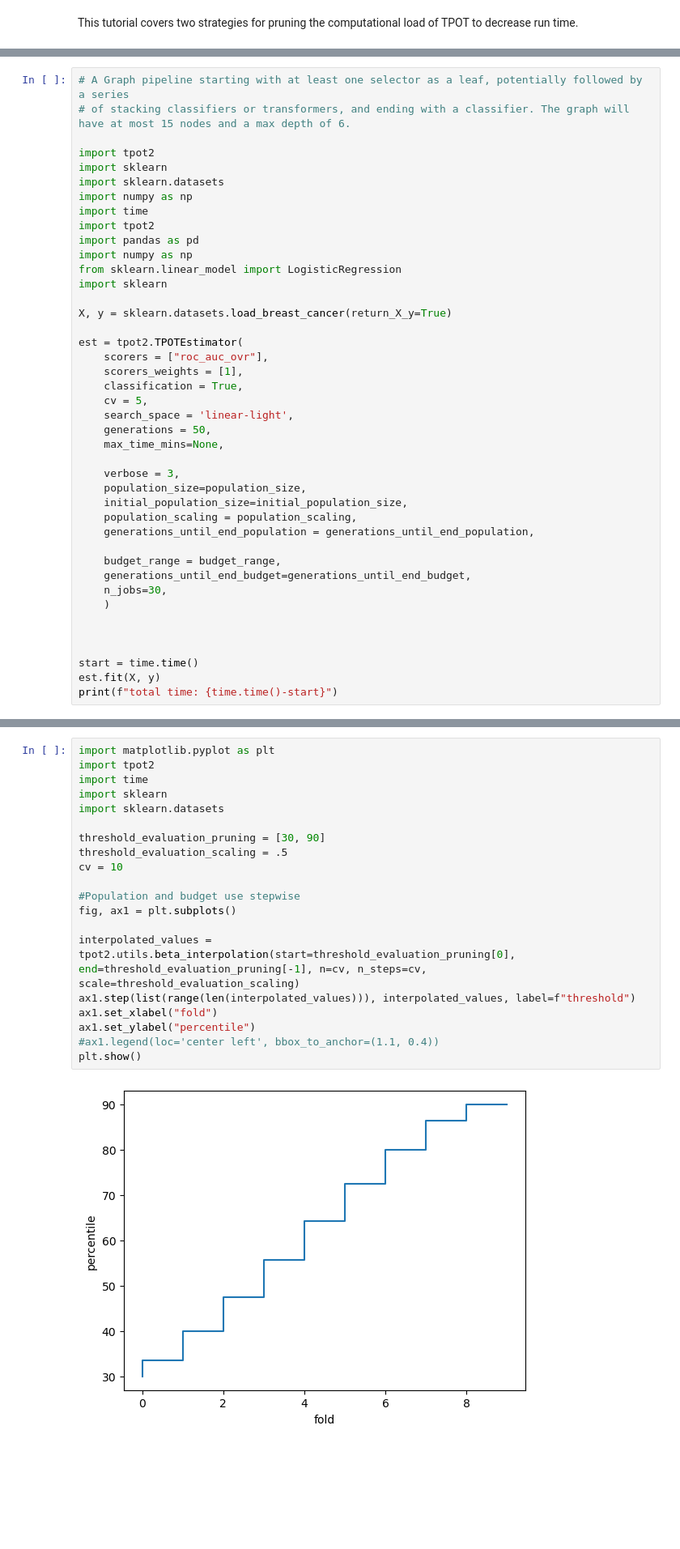
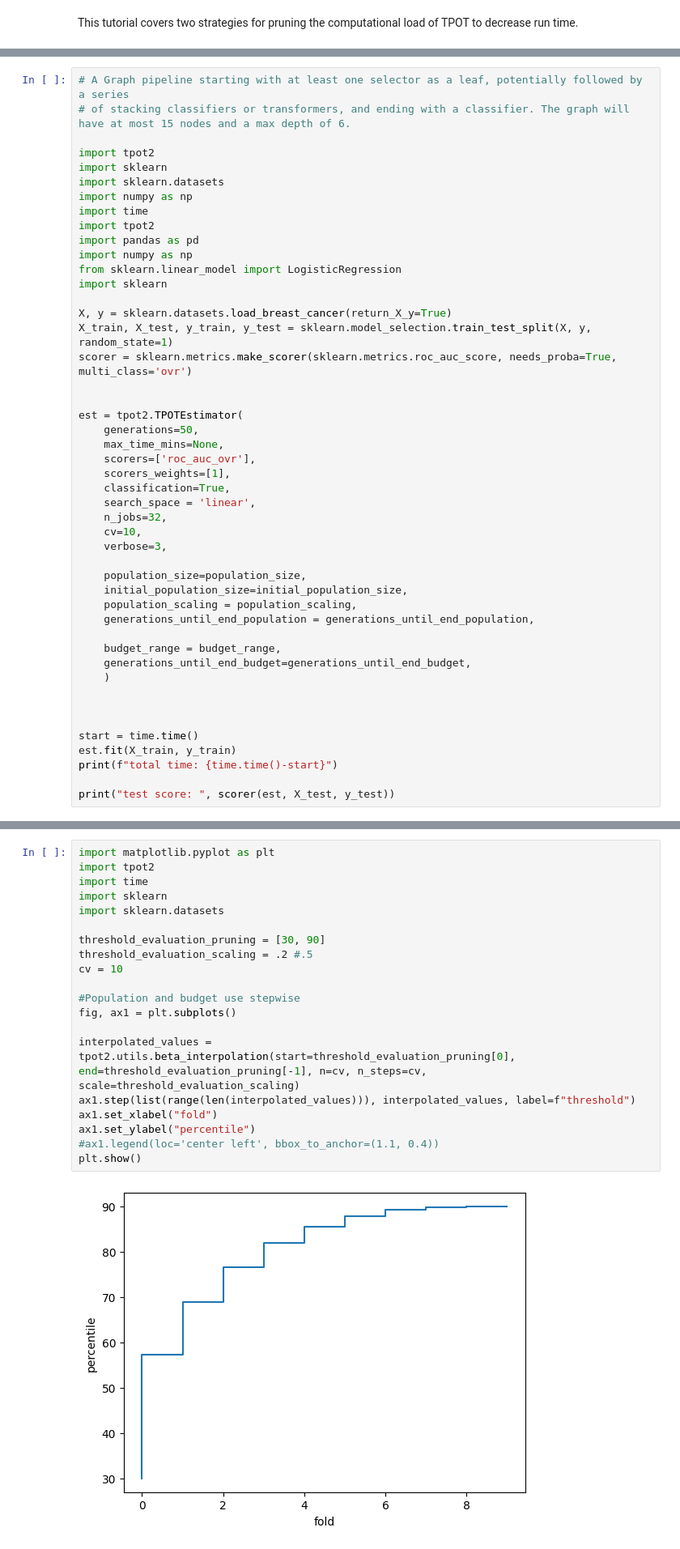
Before and after one commit to EpistasisLab/tpot, a Jupyter notebook: Tutorial/8_SH_and_cv_early_pruning.ipynb, the cells around one changed output, grey strips where cells are left out. Shown at 81% size. Cells and saved outputs as stored; diff of their text form; blank space fills up the shorter version.

```diff
--- a/Tutorial/8_SH_and_cv_early_pruning.ipynb
+++ b/Tutorial/8_SH_and_cv_early_pruning.ipynb
@@ -79,17 +77,21 @@ from sklearn.linear_model import LogisticRegression
 import sklearn
 
 X, y = sklearn.datasets.load_breast_cancer(return_X_y=True)
+X_train, X_test, y_train, y_test = sklearn.model_selection.train_test_split(X, y, random_state=1)
+scorer = sklearn.metrics.make_scorer(sklearn.metrics.roc_auc_score, needs_proba=True, multi_class='ovr')
+
 
 est = tpot2.TPOTEstimator(
-    scorers = ["roc_auc_ovr"],
-    scorers_weights = [1],
-    classification = True,
-    cv = 5,
-    search_space = 'linear-light',
-    generations = 50,
+    generations=50,
     max_time_mins=None,
+    scorers=['roc_auc_ovr'],
+    scorers_weights=[1],
+    classification=True,
+    search_space = 'linear',
+    n_jobs=32,
+    cv=10,
+    verbose=3,
 
-    verbose = 3,
     population_size=population_size,
     initial_population_size=initial_population_size,
     population_scaling = population_scaling,
@@ -97,14 +99,15 @@ est = tpot2.TPOTEstimator(
 
     budget_range = budget_range,
     generations_until_end_budget=generations_until_end_budget,
-    n_jobs=30,
     )
 
 
 
 start = time.time()
-est.fit(X, y)
+est.fit(X_train, y_train)
 print(f"total time: {time.time()-start}")
+
+print("test score: ", scorer(est, X_test, y_test))
 # %% [markdown]
 ## CV early pruning
 
@@ -143,22 +146,22 @@ In the following sections, we will show you how to set and manipulate these para
 # %%
 import matplotlib.pyplot as plt
 import tpot2
 import time
 import sklearn
 import sklearn.datasets
 
 threshold_evaluation_pruning = [30, 90]
-threshold_evaluation_scaling = .5
+threshold_evaluation_scaling = .2 #.5
 cv = 10
 
 #Population and budget use stepwise
 fig, ax1 = plt.subplots()
 
 interpolated_values = tpot2.utils.beta_interpolation(start=threshold_evaluation_pruning[0], end=threshold_evaluation_pruning[-1], n=cv, n_steps=cv, scale=threshold_evaluation_scaling)
 ax1.step(list(range(len(interpolated_values))), interpolated_values, label=f"threshold")
 ax1.set_xlabel("fold")
 ax1.set_ylabel("percentile")
 #ax1.legend(loc='center left', bbox_to_anchor=(1.1, 0.4))
 plt.show()
 # %% [output]
-[figure, old version]
+[figure, new version]
```
Also changed, not shown: parts of 11 cells of this notebook.
